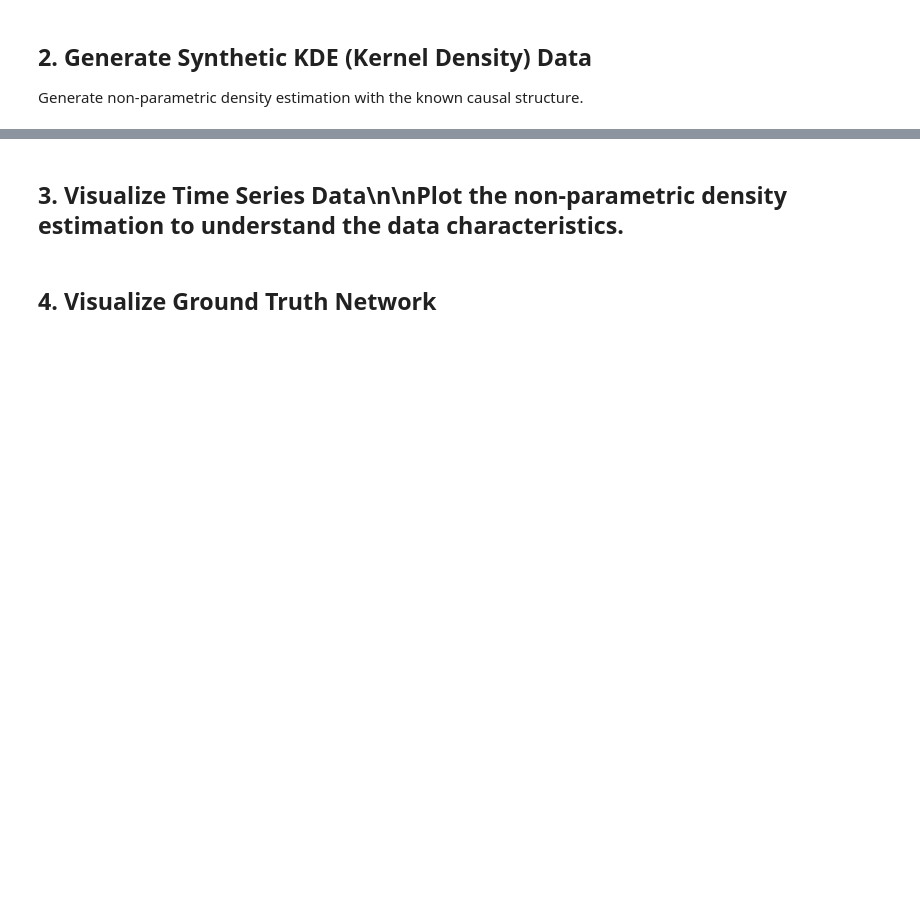
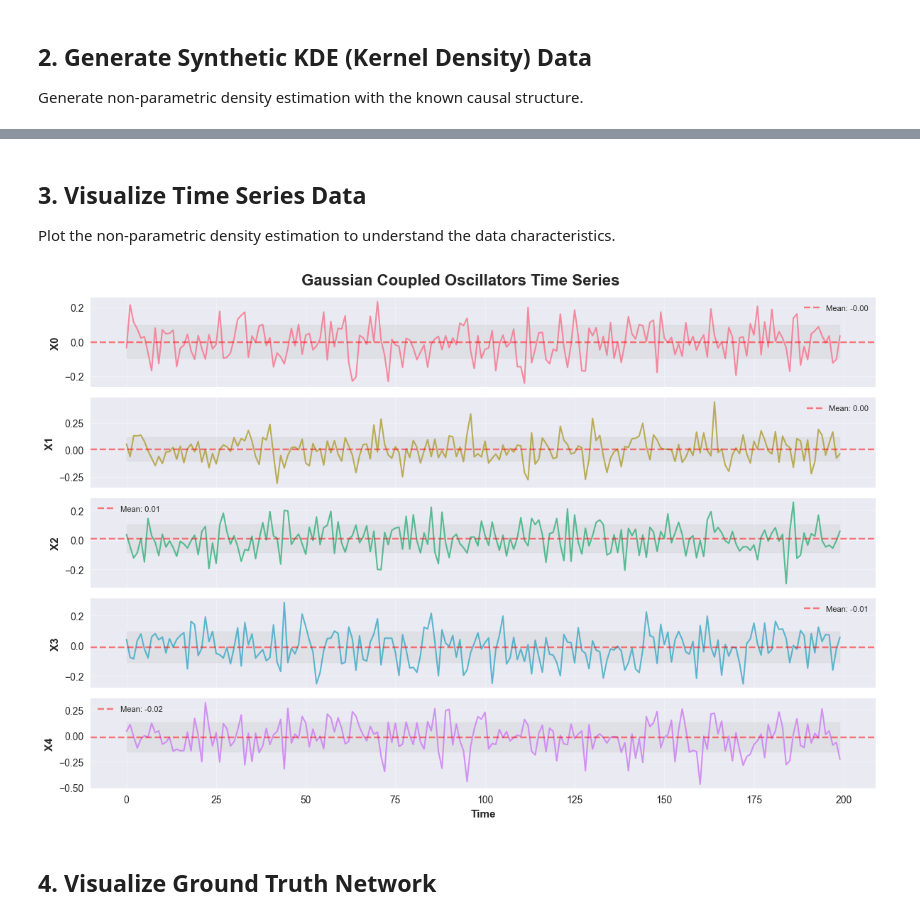
Before and after one commit to Center-For-Complex-Systems-Science/causationentropy, a Jupyter notebook: notebooks/kde_causal_discovery_example.ipynb, the cells around one changed output, grey strips where cells are left out. Saved outputs shown, nothing was run; the diff lists cells and outputs as text; code cells hidden in the pictures; blank space fills up the shorter version.

```diff
--- a/notebooks/kde_causal_discovery_example.ipynb
+++ b/notebooks/kde_causal_discovery_example.ipynb
@@ -57,21 +75,32 @@ print(f'  Data type: Continuous (uses Gaussian data)')
 # %% [markdown]
-## 3. Visualize Time Series Data\n\nPlot the non-parametric density estimation to understand the data characteristics.
+## 3. Visualize Time Series Data
+
+Plot the non-parametric density estimation to understand the data characteristics.
 # %%
-# Plot time series
+# Plot time series for all variables
 fig, axes = plt.subplots(n_nodes, 1, figsize=(12, 8), sharex=True)
-fig.suptitle('KDE (Kernel Density) Coupled Oscillators', fontsize=16, fontweight='bold')
+fig.suptitle('Gaussian Coupled Oscillators Time Series', fontsize=16, fontweight='bold')
+
 time = np.arange(T)
-colors = sns.color_palette('viridis', n_nodes)
+colors = sns.color_palette("husl", n_nodes)
+
 for i in range(n_nodes):
     axes[i].plot(time, data[:, i], color=colors[i], alpha=0.8, linewidth=1.5)
     axes[i].set_ylabel(f'X{i}', fontweight='bold')
     axes[i].grid(True, alpha=0.3)
+
+    # Highlight the time series statistics
     mean_val = np.mean(data[:, i])
-    axes[i].axhline(mean_val, color='red', linestyle='--', alpha=0.5,
-                    label=f'Mean: {mean_val:.2f}')
-    axes[i].legend(fontsize=8)\n\naxes[-1].set_xlabel('Time', fontweight='bold')
-    plt.tight_layout()
-    plt.show()
+    std_val = np.std(data[:, i])
+    axes[i].axhline(mean_val, color='red', linestyle='--', alpha=0.5, label=f'Mean: {mean_val:.2f}')
+    axes[i].fill_between(time, mean_val-std_val, mean_val+std_val, alpha=0.1, color='gray')
+    axes[i].legend(fontsize=8)
+
+axes[-1].set_xlabel('Time', fontweight='bold')
+plt.tight_layout()
+plt.show()
+# %% [output]
+[figure, added]
 # %% [markdown]
 ## 4. Visualize Ground Truth Network
 # %%
```
Also changed, not shown: parts of 9 cells of this notebook, 7 other files.
